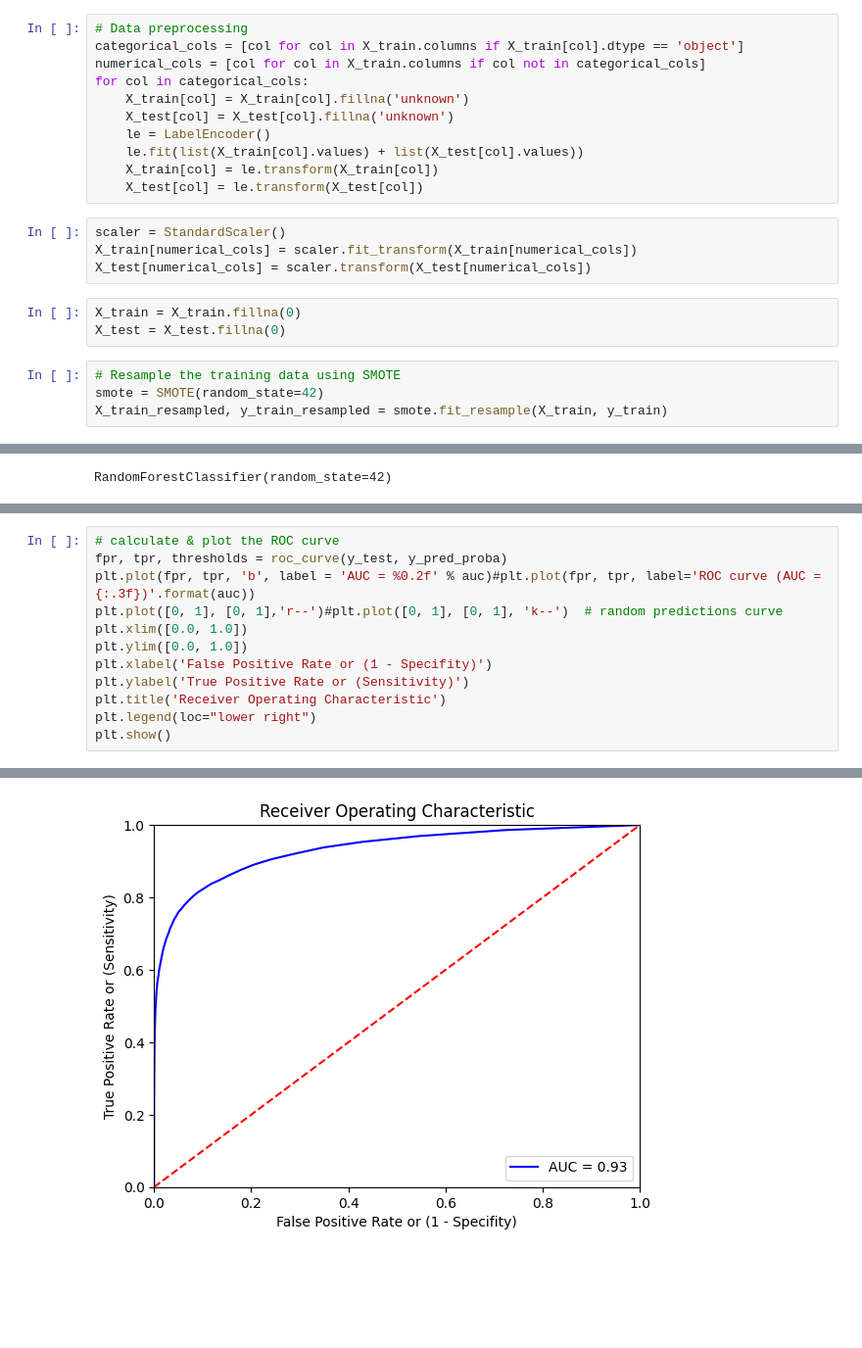
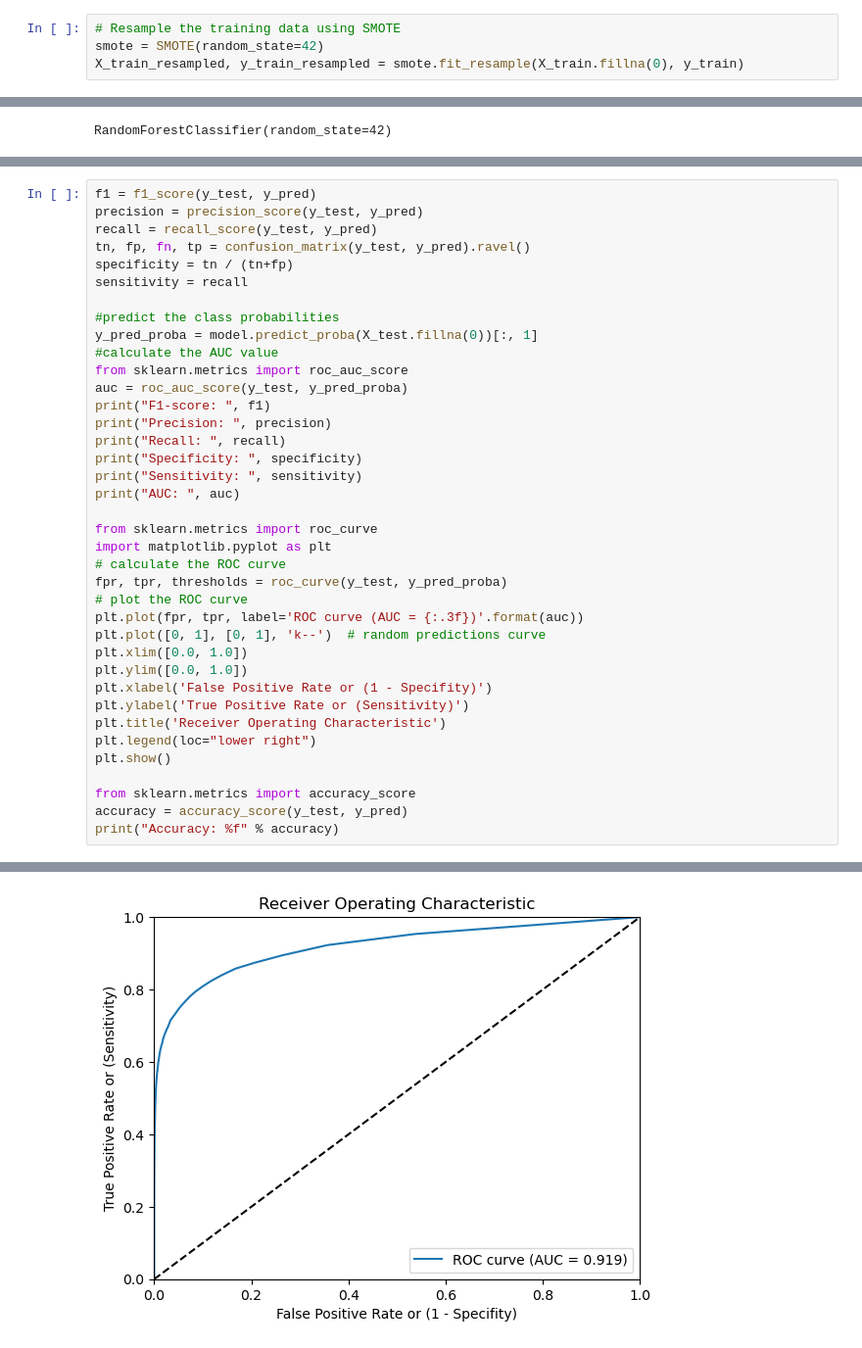
Before and after one commit to mert-cakir/ae-based-nfe, a Jupyter notebook: ieee-dataset/SMOTE.ipynb, the cells around one changed output, grey strips where cells are left out. Shown at 98% size. Saved outputs shown, nothing was run; the diff lists cells and outputs as text; blank space fills up the shorter version.

```diff
--- a/ieee-dataset/SMOTE.ipynb
+++ b/ieee-dataset/SMOTE.ipynb
@@ -35,25 +67,7 @@ X_train, X_test, y_train, y_test = train_test_split(
-# %%
-# Data preprocessing
-categorical_cols = [col for col in X_train.columns if X_train[col].dtype == 'object']
-numerical_cols = [col for col in X_train.columns if col not in categorical_cols]
-for col in categorical_cols:
-    X_train[col] = X_train[col].fillna('unknown')
-    X_test[col] = X_test[col].fillna('unknown')
-    le = LabelEncoder()
-    le.fit(list(X_train[col].values) + list(X_test[col].values))
-    X_train[col] = le.transform(X_train[col])
-    X_test[col] = le.transform(X_test[col])
-# %%
-scaler = StandardScaler()
-X_train[numerical_cols] = scaler.fit_transform(X_train[numerical_cols])
-X_test[numerical_cols] = scaler.transform(X_test[numerical_cols])
-# %%
-X_train = X_train.fillna(0)
-X_test = X_test.fillna(0)
 # %%
 # Resample the training data using SMOTE
 smote = SMOTE(random_state=42)
-X_train_resampled, y_train_resampled = smote.fit_resample(X_train, y_train)
+X_train_resampled, y_train_resampled = smote.fit_resample(X_train.fillna(0), y_train)
 # %%
 # Train a random forest classifier on the resampled training data
 model = RandomForestClassifier(random_state=42)
@@ -116,8 +106,30 @@ AUC:  0.930977853833219
 # %%
-# calculate & plot the ROC curve
+f1 = f1_score(y_test, y_pred)
+precision = precision_score(y_test, y_pred)
+recall = recall_score(y_test, y_pred)
+tn, fp, fn, tp = confusion_matrix(y_test, y_pred).ravel()
+specificity = tn / (tn+fp)
+sensitivity = recall
+
+#predict the class probabilities
+y_pred_proba = model.predict_proba(X_test.fillna(0))[:, 1]
+#calculate the AUC value
+from sklearn.metrics import roc_auc_score
+auc = roc_auc_score(y_test, y_pred_proba)
+print("F1-score: ", f1)
+print("Precision: ", precision)
+print("Recall: ", recall)
+print("Specificity: ", specificity)
+print("Sensitivity: ", sensitivity)
+print("AUC: ", auc)
+
+from sklearn.metrics import roc_curve
+import matplotlib.pyplot as plt
+# calculate the ROC curve
 fpr, tpr, thresholds = roc_curve(y_test, y_pred_proba)
-plt.plot(fpr, tpr, 'b', label = 'AUC = %0.2f' % auc)#plt.plot(fpr, tpr, label='ROC curve (AUC = {:.3f})'.format(auc))
-plt.plot([0, 1], [0, 1],'r--')#plt.plot([0, 1], [0, 1], 'k--')  # random predictions curve
+# plot the ROC curve
+plt.plot(fpr, tpr, label='ROC curve (AUC = {:.3f})'.format(auc))
+plt.plot([0, 1], [0, 1], 'k--')  # random predictions curve
 plt.xlim([0.0, 1.0])
 plt.ylim([0.0, 1.0])
 plt.xlabel('False Positive Rate or (1 - Specifity)')
@@ -125,4 +137,8 @@ plt.ylabel('True Positive Rate or (Sensitivity)')
 plt.title('Receiver Operating Characteristic')
 plt.legend(loc="lower right")
 plt.show()
+
+from sklearn.metrics import accuracy_score
+accuracy = accuracy_score(y_test, y_pred)
+print("Accuracy: %f" % accuracy)
 # %% [output]
@@ -129 +151 @@ plt.show()
-[figure, old version]
+[figure, new version]
```
Also changed, not shown: parts of 14 cells of this notebook, 12 other files.
